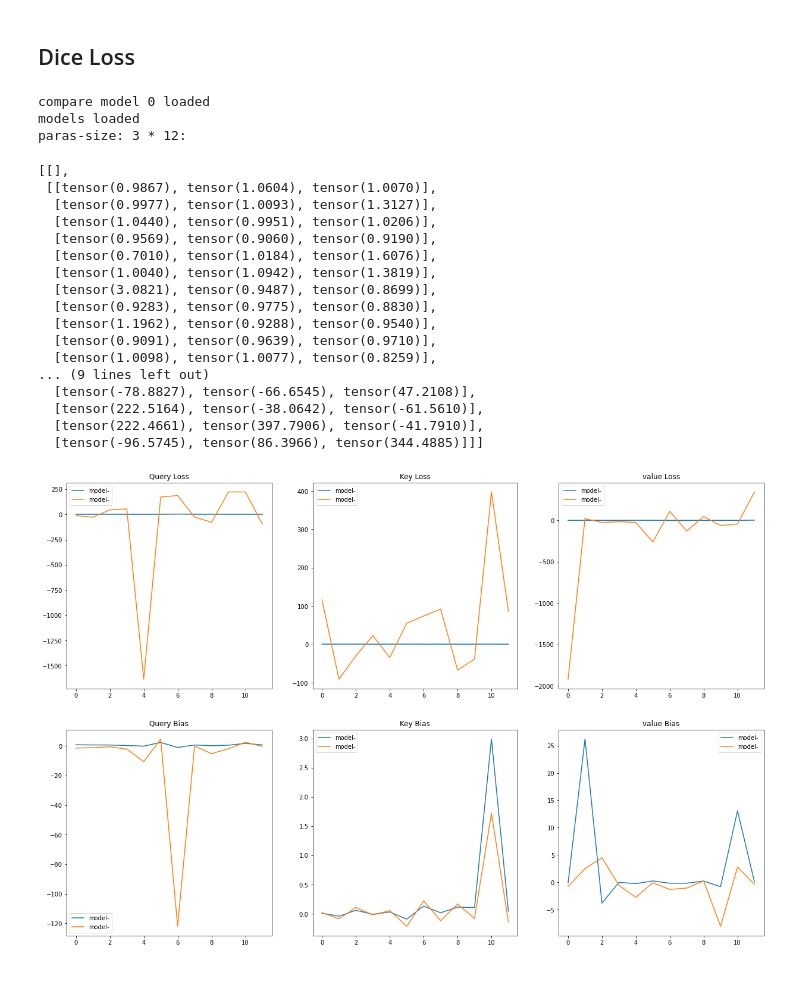
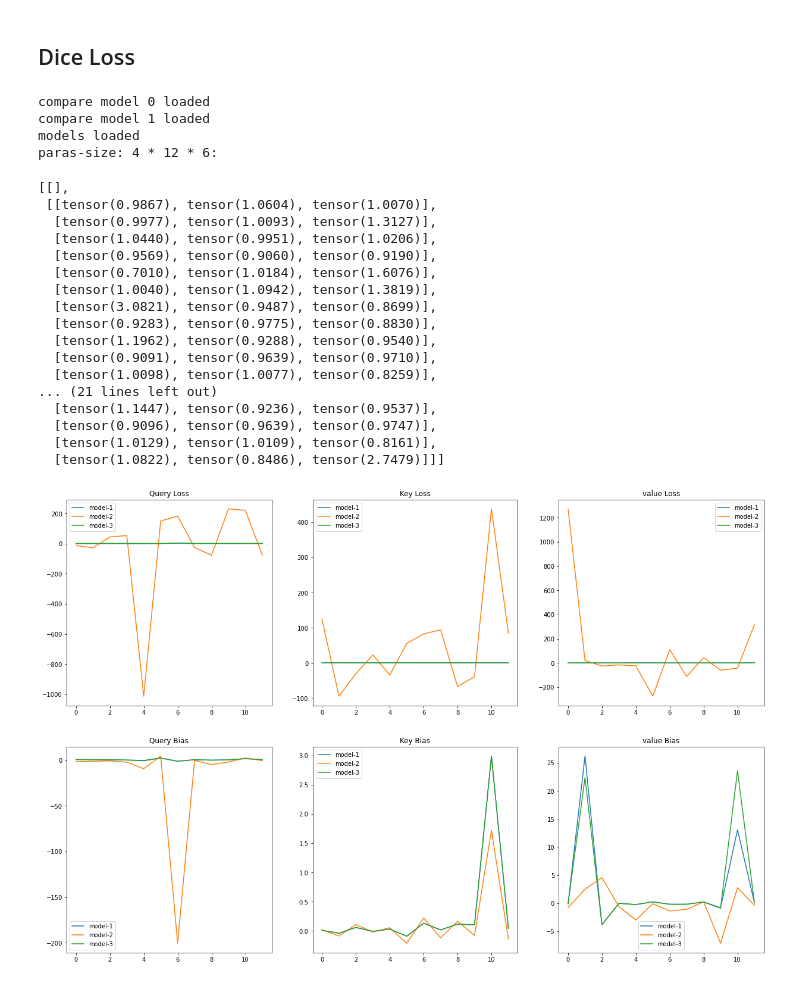
Before and after one commit to HuHang-koko5/Roberta, a Jupyter notebook: News-Classifier/MatrixValidation.ipynb, the cells around one changed output. Drawn from its saved outputs; the diff is of its cells as text; code cells hidden in the pictures.

Commit message:
update trained models

```diff
--- a/News-Classifier/MatrixValidation.ipynb
+++ b/News-Classifier/MatrixValidation.ipynb
@@ -183,17 +192,20 @@ from tqdm.notebook import tqdm as notetqdm
 # %%
 MODEL_NAME = 'skimai/spanberta-base-cased'
 pmodel = 'results/NewsCate-finetune-1121/3e-05-128/1121-epoch-3.pth'
-# model1 = 'results/elmundo_trained-1123/3e-05-128/1123-epoch-2.pth'
-model2 = 'results/raw_model_aug-results-1123/3e-05-128/1123-epoch-2.pth'
+model1 = 'results/further_pretrained-results-1124/3e-05-128/1124-epoch-2.pth'
+model2 = 'results/raw_model_aug-results-1124/3e-05-128/1124-epoch-2.pth'
 criterion = DiceLoss()
-models = [model2]
-cate_nums = [26,7]
-model_type = [0]
+models = [model2,model1]
+cate_nums = [26,7,7]
+# 0--trained on raw model
+# 1--further-train model
+model_type = [0,1]
 m_loss, b_loss = para_compare(MODEL_NAME,pmodel,models,criterion,model_type,cate_nums)
 # %% [output]
 compare model 0 loaded
+compare model 1 loaded
 models loaded
-paras-size: 3 * 12:
+paras-size: 4 * 12 * 6:
 # %%
 import matplotlib.pyplot as plt
 # %%
@@ -211,29 +223,29 @@ m_loss
   [tensor(1.1962), tensor(0.9288), tensor(0.9540)],
   [tensor(0.9091), tensor(0.9639), tensor(0.9710)],
   [tensor(1.0098), tensor(1.0077), tensor(0.8259)],
-... (9 lines left out)
-  [tensor(-78.8827), tensor(-66.6545), tensor(47.2108)],
-  [tensor(222.5164), tensor(-38.0642), tensor(-61.5610)],
-  [tensor(222.4661), tensor(397.7906), tensor(-41.7910)],
-  [tensor(-96.5745), tensor(86.3966), tensor(344.4885)]]]
+... (21 lines left out)
+  [tensor(1.1447), tensor(0.9236), tensor(0.9537)],
+  [tensor(0.9096), tensor(0.9639), tensor(0.9747)],
+  [tensor(1.0129), tensor(1.0109), tensor(0.8161)],
+  [tensor(1.0822), tensor(0.8486), tensor(2.7479)]]]
 # %%
 model_num = len(m_loss)
 layer_idx = [i for i in range(12)]
 matrix_titles = ['Query Loss','Key Loss','value Loss']
 bias_titles = ['Query Bias','Key Bias','value Bias']
 plt.figure(figsize=(21,14))
 for idx in range(1,4):
     plt.subplot(2,3,idx)
     plt.title(matrix_titles[idx-1])
     for i in range(1,model_num):
-        plt.plot(layer_idx, [value[idx-1] for value in m_loss[i]], label='model-'.format(i))
+        plt.plot(layer_idx, [value[idx-1] for value in m_loss[i]], label='model-{}'.format(i))
     plt.legend()
 
 for idx in range(1,4):
     plt.subplot(2,3,idx+3)
     plt.title(bias_titles[idx-1])
     for i in range(1,model_num):
-        plt.plot(layer_idx, [value[idx-1] for value in b_loss[i]], label='model-'.format(i))
+        plt.plot(layer_idx, [value[idx-1] for value in b_loss[i]], label='model-{}'.format(i))
     plt.legend()
 # %% [output]
-[figure, old version]
+[figure, new version]
```
Also changed, not shown: parts of 8 cells of this notebook, 3 other files.
